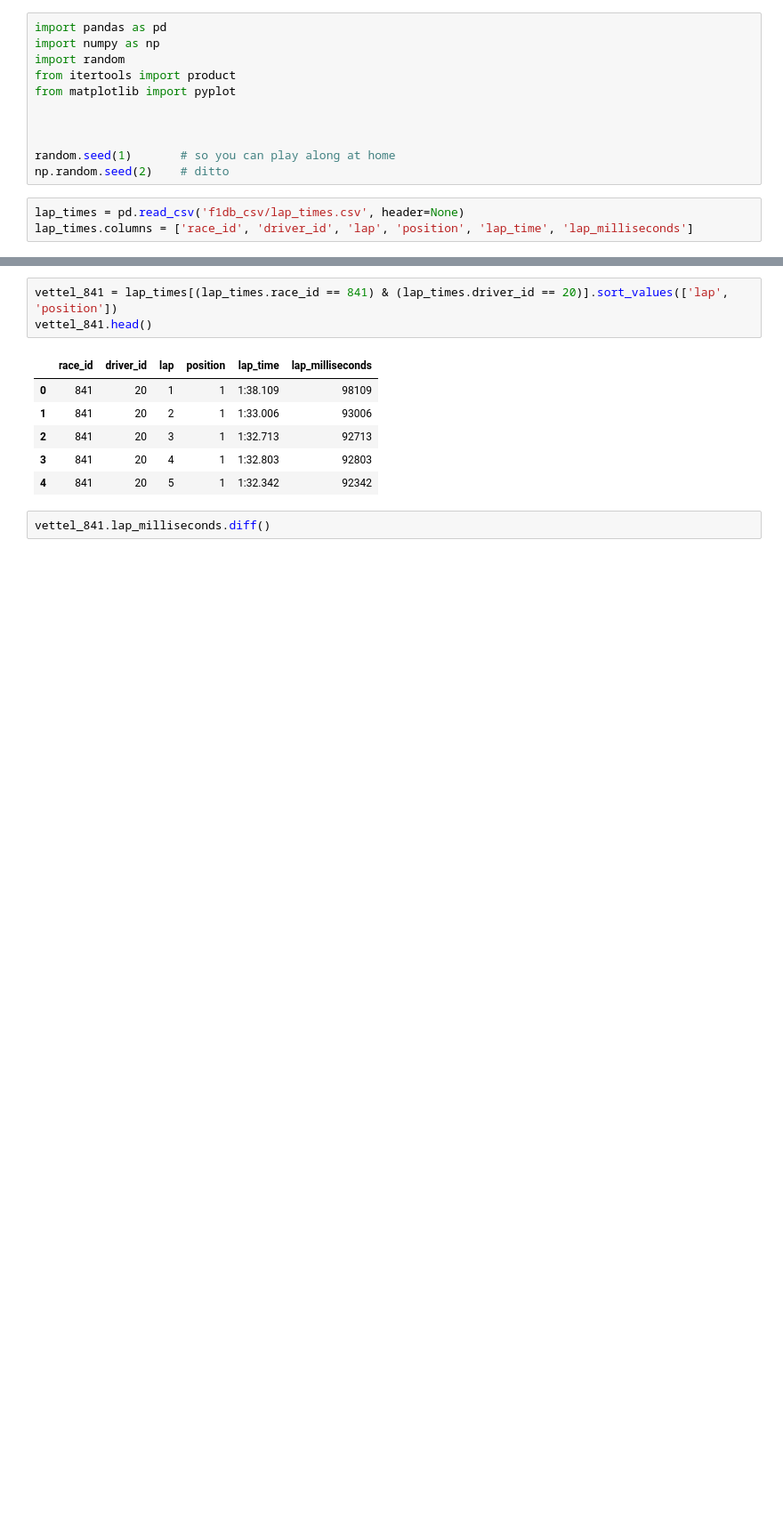
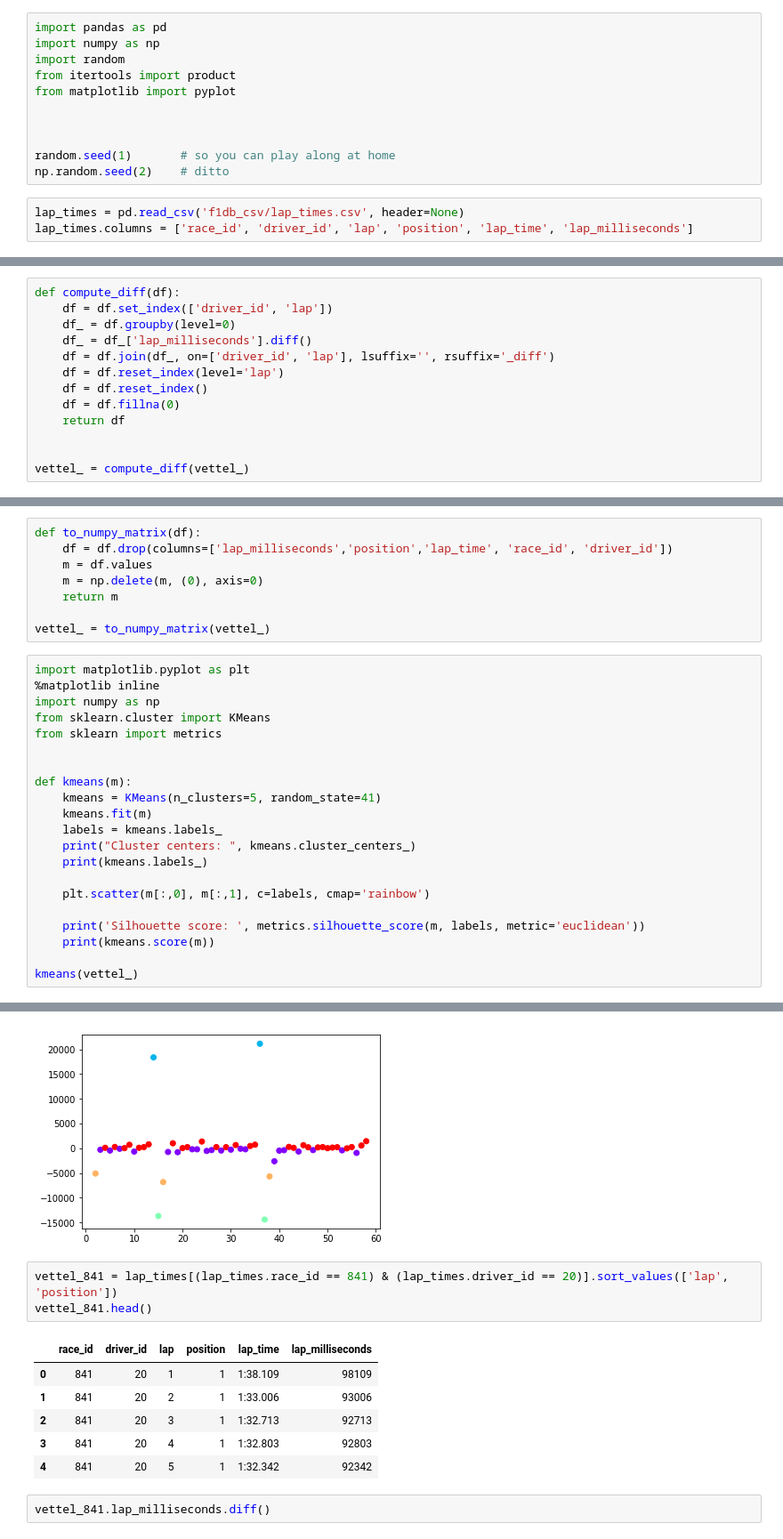
Before and after one commit to oGuzee/pet_project, a Jupyter notebook: Untitled.ipynb, the cells around one changed output, grey strips where cells are left out. Shown at 89% size. Saved outputs shown, nothing was run; the diff lists cells and outputs as text; blank space fills up the shorter version.

```diff
--- a/Untitled.ipynb
+++ b/Untitled.ipynb
@@ -14,0 +66,13 @@ lap_times.columns = ['race_id', 'driver_id', 'lap', 'position', 'lap_time', 'lap
+# %%
+def compute_diff(df):
+    df = df.set_index(['driver_id', 'lap'])
+    df_ = df.groupby(level=0)
+    df_ = df_['lap_milliseconds'].diff()
+    df = df.join(df_, on=['driver_id', 'lap'], lsuffix='', rsuffix='_diff')
+    df = df.reset_index(level='lap')
+    df = df.reset_index()
+    df = df.fillna(0)
+    return df
+
+
+vettel_ = compute_diff(vettel_)
@@ -14,0 +102,30 @@ lap_times.columns = ['race_id', 'driver_id', 'lap', 'position', 'lap_time', 'lap
+# %%
+def to_numpy_matrix(df):
+    df = df.drop(columns=['lap_milliseconds','position','lap_time', 'race_id', 'driver_id'])
+    m = df.values
+    m = np.delete(m, (0), axis=0)
+    return m
+
+vettel_ = to_numpy_matrix(vettel_)
+# %%
+import matplotlib.pyplot as plt
+%matplotlib inline
+import numpy as np
+from sklearn.cluster import KMeans
+from sklearn import metrics
+
+
+def kmeans(m):
+    kmeans = KMeans(n_clusters=5, random_state=41)
+    kmeans.fit(m)
+    labels = kmeans.labels_
+    print("Cluster centers: ", kmeans.cluster_centers_)
+    print(kmeans.labels_)
+
+    plt.scatter(m[:,0], m[:,1], c=labels, cmap='rainbow')
+
+    print('Silhouette score: ', metrics.silhouette_score(m, labels, metric='euclidean'))
+    print(kmeans.score(m))
+
+kmeans(vettel_)
+# %% [output]
@@ -15,3 +141,4 @@ lap_times.columns = ['race_id', 'driver_id', 'lap', 'position', 'lap_time', 'lap
+[figure, added]
 # %%
 vettel_841 = lap_times[(lap_times.race_id == 841) & (lap_times.driver_id == 20)].sort_values(['lap', 'position'])
 vettel_841.head()
```
Also changed, not shown: parts of 8 cells of this notebook, 4 other files.
